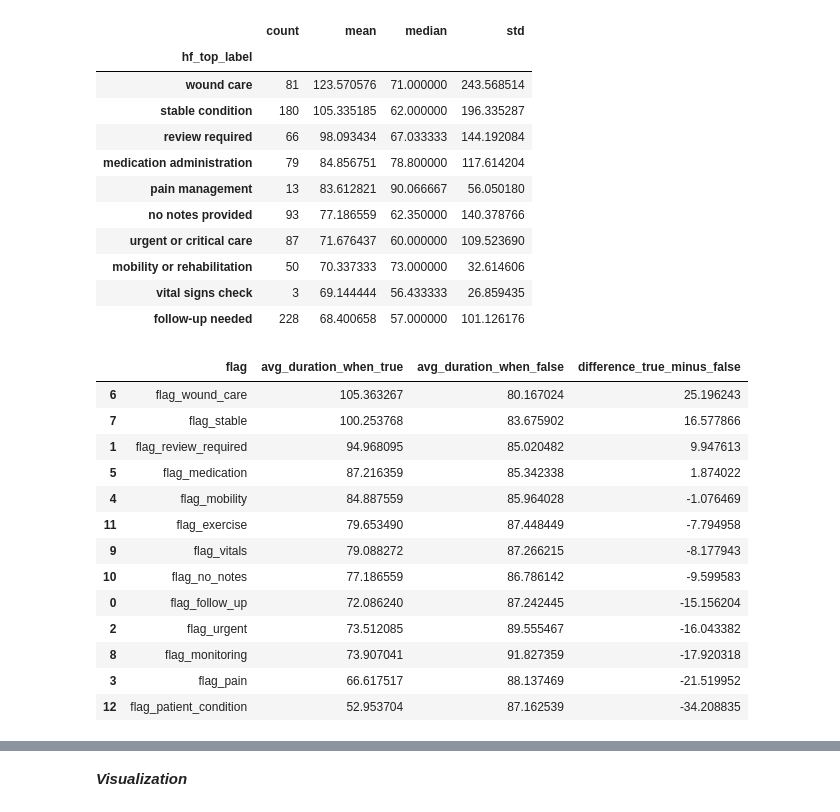
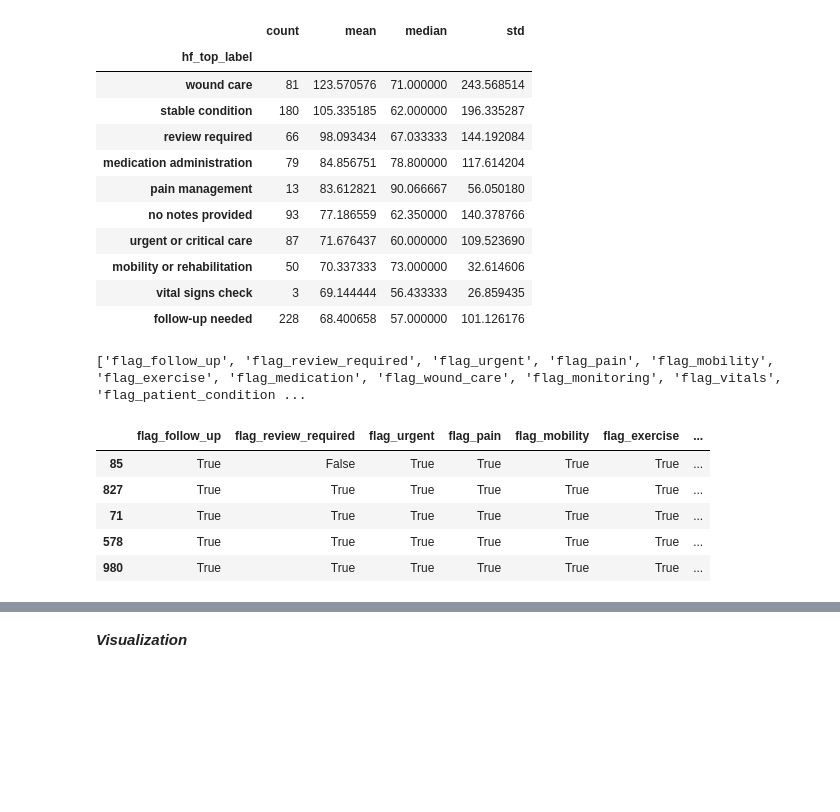
Before and after one commit to 67KaylaDo/littlesteps-visit-analysis, a Jupyter notebook: notebooks/littlesteps_analysis.ipynb, the cells around one changed output, grey strips where cells are left out. Saved outputs shown, nothing was run; the diff lists cells and outputs as text; code cells hidden in the pictures; blank space fills up the shorter version.

```diff
--- a/notebooks/littlesteps_analysis.ipynb
+++ b/notebooks/littlesteps_analysis.ipynb
@@ -1117,40 +1120,35 @@ note_duration_summary.head(10)
 | mobility or rehabilitation | 50 | 70.337333 | 73.000000 | 32.614606 |
 | vital signs check | 3 | 69.144444 | 56.433333 | 26.859435 |
 | follow-up needed | 228 | 68.400658 | 57.000000 | 101.126176 |
-# %%
-# Compare visit duration when note flags are present vs absent
-flag_cols = [col for col in df_clean.columns if col.startswith("flag_")]
-
-flag_impact_results = []
-
-for col in flag_cols:
-    if df_clean[col].dropna().nunique() >= 2:
-        grouped = df_clean.groupby(col)["visit_duration_minutes"].mean()
-        flag_impact_results.append({
-            "flag": col,
-            "avg_duration_when_true": grouped.get(True, np.nan),
-            "avg_duration_when_false": grouped.get(False, np.nan),
-            "difference_true_minus_false": grouped.get(True, np.nan) - grouped.get(False, np.nan)
-        })
-
-flag_impact_summary = (
-    pd.DataFrame(flag_impact_results)
-    .sort_values("difference_true_minus_false", ascending=False)
-)
-
-flag_impact_summary
-# %% [output]
-|  | flag | avg_duration_when_true | avg_duration_when_false | difference_true_minus_false |
-| 6 | flag_wound_care | 105.363267 | 80.167024 | 25.196243 |
-| 7 | flag_stable | 100.253768 | 83.675902 | 16.577866 |
-| 1 | flag_review_required | 94.968095 | 85.020482 | 9.947613 |
-| 5 | flag_medication | 87.216359 | 85.342338 | 1.874022 |
-| 4 | flag_mobility | 84.887559 | 85.964028 | -1.076469 |
-| 11 | flag_exercise | 79.653490 | 87.448449 | -7.794958 |
-| 9 | flag_vitals | 79.088272 | 87.266215 | -8.177943 |
-| 10 | flag_no_notes | 77.186559 | 86.786142 | -9.599583 |
-| 0 | flag_follow_up | 72.086240 | 87.242445 | -15.156204 |
-| 2 | flag_urgent | 73.512085 | 89.555467 | -16.043382 |
-| 8 | flag_monitoring | 73.907041 | 91.827359 | -17.920318 |
-| 3 | flag_pain | 66.617517 | 88.137469 | -21.519952 |
-| 12 | flag_patient_condition | 52.953704 | 87.162539 | -34.208835 |
+# %%
+# Create boolean flag columns from hf_matched_labels
+all_labels = sorted({
+    label
+    for labels in df_clean["hf_matched_labels"]
+    for label in labels
+    if label != "unmatched"
+})
+
+for label in all_labels:
+    safe_label = (
+        label.lower()
+        .replace(" ", "_")
+        .replace("-", "_")
+    )
+    df_clean[f"flag_{safe_label}"] = df_clean["hf_matched_labels"].apply(
+        lambda labels: label in labels
+    )
+
+# Check created flag columns
+flag_cols = [col for col in df_clean.columns if col.startswith("flag_")]
+print(flag_cols)
+
+df_clean[flag_cols].head()
+# %% [output]
+['flag_follow_up', 'flag_review_required', 'flag_urgent', 'flag_pain', 'flag_mobility', 'flag_exercise', 'flag_medication', 'flag_wound_care', 'flag_monitoring', 'flag_vitals', 'flag_patient_condition ...
+|  | flag_follow_up | flag_review_required | flag_urgent | flag_pain | flag_mobility | flag_exercise | ... |
+| 85 | True | False | True | True | True | True | ... |
+| 827 | True | True | True | True | True | True | ... |
+| 71 | True | True | True | True | True | True | ... |
+| 578 | True | True | True | True | True | True | ... |
+| 980 | True | True | True | True | True | True | ... |
```
Also changed, not shown: parts of 11 cells of this notebook.
